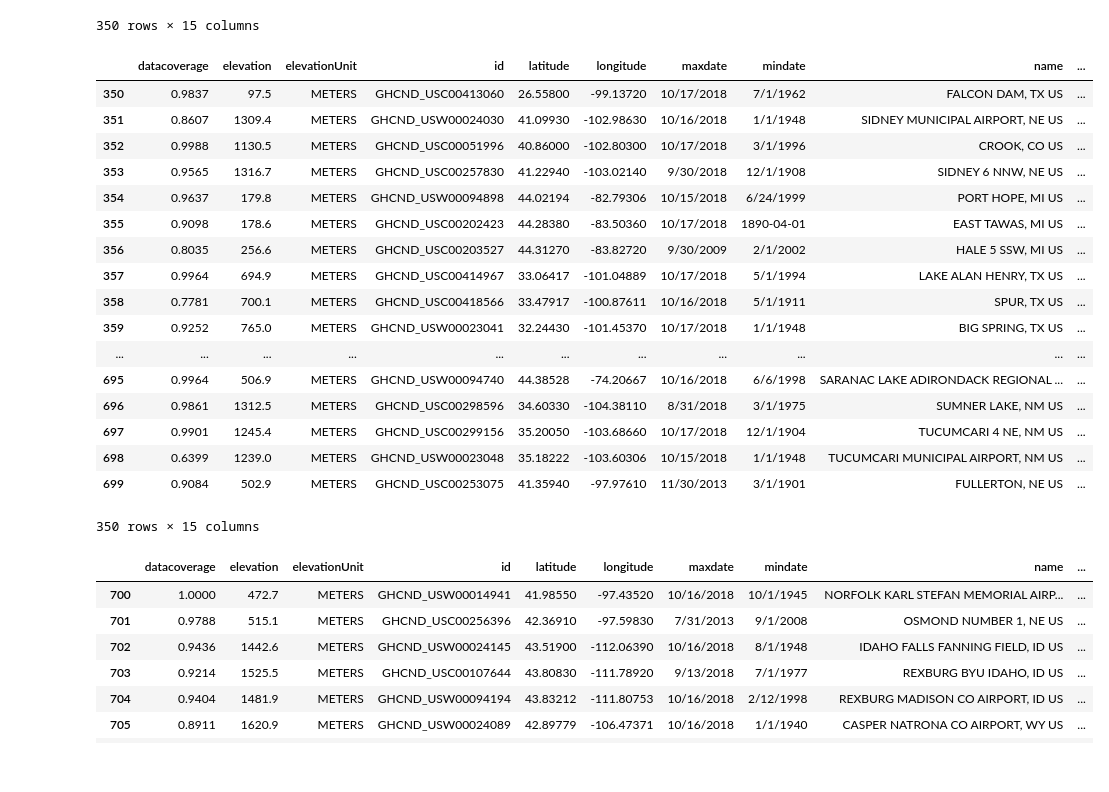
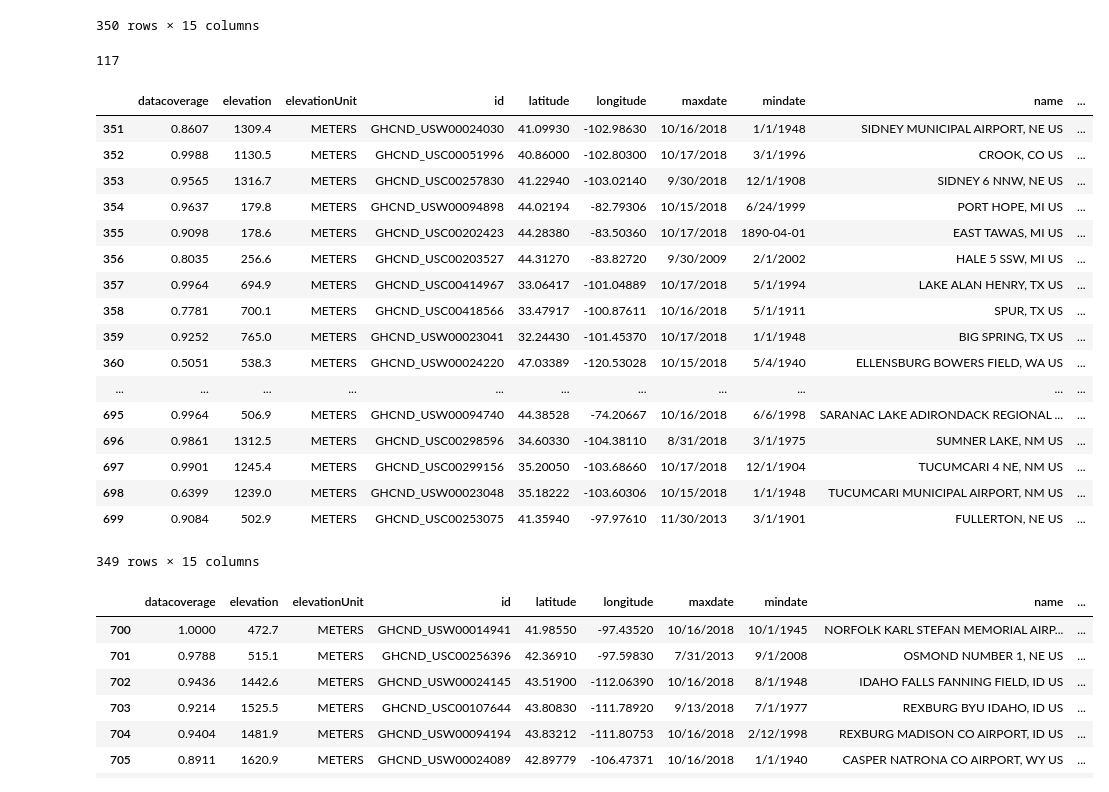
Before and after one commit to jonashan90/ge_capstone, a Jupyter notebook: 2016_weather_data.ipynb, the cells around one changed output. Saved outputs shown, nothing was run; the diff lists cells and outputs as text; code cells hidden in the pictures.

Commit message:
updating code for fetching weather data

```diff
--- a/2016_weather_data.ipynb
+++ b/2016_weather_data.ipynb
@@ -13,5 +13,5 @@ headers = {"token": "xVEIkLnfHyheHhvoheZSxesUerlyrxGN"}
 # %%
-all_project_stations = pd.read_csv('./data_2016/all_project_stations.csv')
+all_project_stations = pd.read_csv('./data/all_project_stations.csv')
 all_project_stations
 # %% [output]
 |  | datacoverage | elevation | elevationUnit | id | latitude | longitude | maxdate | mindate | name | ... |
@@ -102,12 +106,15 @@ stations1
 | 348 | 0.2393 | 150.6 | METERS | GHCND_USW00012907 | 27.53333 | -99.46667 | 10/16/2018 | 3/15/1965 | LAREDO INTERNATIONAL AIRPORT, TX US | ... |
 | 349 | 0.7522 | 131.1 | METERS | GHCND_USC00415060 | 27.56840 | -99.49820 | 10/16/2018 | 9/1/1946 | LAREDO 2, TX US | ... |
 350 rows × 15 columns
+# %%
+stations1['p_name'].nunique()
+# %% [output]
+117
 # %%
-stations2 = all_project_stations[350:700]
+stations2 = all_project_stations[351:700]
 stations2
 # %% [output]
 |  | datacoverage | elevation | elevationUnit | id | latitude | longitude | maxdate | mindate | name | ... |
-| 350 | 0.9837 | 97.5 | METERS | GHCND_USC00413060 | 26.55800 | -99.13720 | 10/17/2018 | 7/1/1962 | FALCON DAM, TX US | ... |
 | 351 | 0.8607 | 1309.4 | METERS | GHCND_USW00024030 | 41.09930 | -102.98630 | 10/16/2018 | 1/1/1948 | SIDNEY MUNICIPAL AIRPORT, NE US | ... |
 | 352 | 0.9988 | 1130.5 | METERS | GHCND_USC00051996 | 40.86000 | -102.80300 | 10/17/2018 | 3/1/1996 | CROOK, CO US | ... |
 | 353 | 0.9565 | 1316.7 | METERS | GHCND_USC00257830 | 41.22940 | -103.02140 | 9/30/2018 | 12/1/1908 | SIDNEY 6 NNW, NE US | ... |
@@ -117,13 +124,14 @@ stations2
 | 357 | 0.9964 | 694.9 | METERS | GHCND_USC00414967 | 33.06417 | -101.04889 | 10/17/2018 | 5/1/1994 | LAKE ALAN HENRY, TX US | ... |
 | 358 | 0.7781 | 700.1 | METERS | GHCND_USC00418566 | 33.47917 | -100.87611 | 10/16/2018 | 5/1/1911 | SPUR, TX US | ... |
 | 359 | 0.9252 | 765.0 | METERS | GHCND_USW00023041 | 32.24430 | -101.45370 | 10/17/2018 | 1/1/1948 | BIG SPRING, TX US | ... |
+| 360 | 0.5051 | 538.3 | METERS | GHCND_USW00024220 | 47.03389 | -120.53028 | 10/15/2018 | 5/4/1940 | ELLENSBURG BOWERS FIELD, WA US | ... |
 | ... | ... | ... | ... | ... | ... | ... | ... | ... | ... | ... |
 | 695 | 0.9964 | 506.9 | METERS | GHCND_USW00094740 | 44.38528 | -74.20667 | 10/16/2018 | 6/6/1998 | SARANAC LAKE ADIRONDACK REGIONAL ... | ... |
 | 696 | 0.9861 | 1312.5 | METERS | GHCND_USC00298596 | 34.60330 | -104.38110 | 8/31/2018 | 3/1/1975 | SUMNER LAKE, NM US | ... |
 | 697 | 0.9901 | 1245.4 | METERS | GHCND_USC00299156 | 35.20050 | -103.68660 | 10/17/2018 | 12/1/1904 | TUCUMCARI 4 NE, NM US | ... |
 | 698 | 0.6399 | 1239.0 | METERS | GHCND_USW00023048 | 35.18222 | -103.60306 | 10/15/2018 | 1/1/1948 | TUCUMCARI MUNICIPAL AIRPORT, NM US | ... |
 | 699 | 0.9084 | 502.9 | METERS | GHCND_USC00253075 | 41.35940 | -97.97610 | 11/30/2013 | 3/1/1901 | FULLERTON, NE US | ... |
-350 rows × 15 columns
+349 rows × 15 columns
 # %%
 stations3 = all_project_stations[700:1050]
 stations3
```
Also changed, not shown: parts of 7 cells of this notebook.
